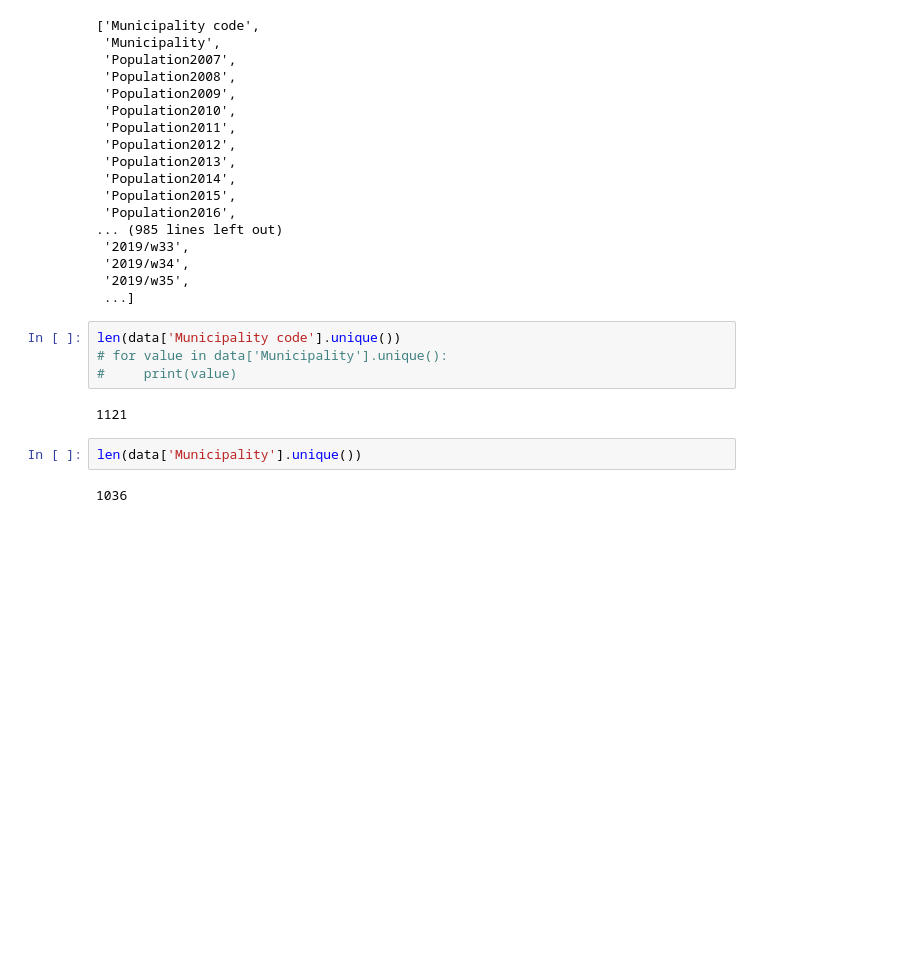
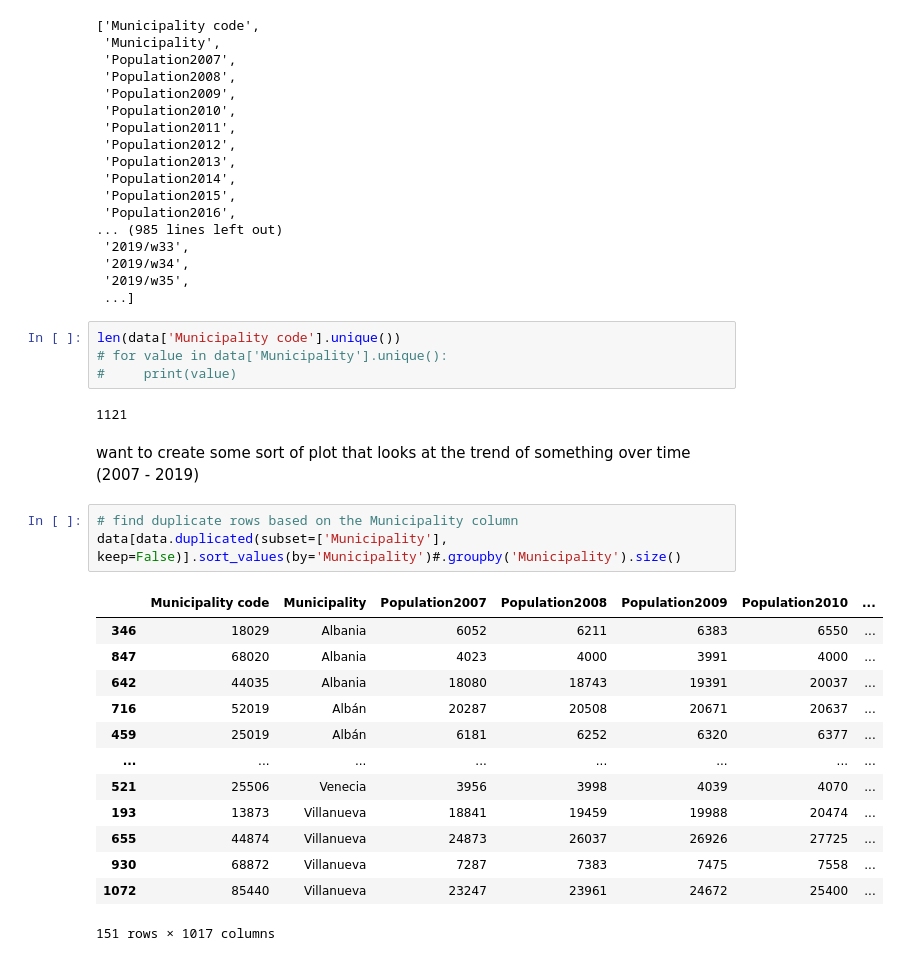
Before and after one commit to norahkerendian/dsc106-project3-checkpoint, a Jupyter notebook: checkpoint.ipynb, the cells around one changed output. Saved outputs shown, nothing was run; the diff lists cells and outputs as text; blank space fills up the shorter version.

Commit message:
added data and playing around

```diff
--- a/checkpoint.ipynb
+++ b/checkpoint.ipynb
@@ -27,7 +27,22 @@ len(data['Municipality code'].unique())
 #     print(value)
 # %% [output]
 1121
-# %%
-len(data['Municipality'].unique())
-# %% [output]
-1036
+# %% [markdown]
+want to create some sort of plot that looks at the trend of something over time (2007 - 2019)
+# %%
+# find duplicate rows based on the Municipality column
+data[data.duplicated(subset=['Municipality'], keep=False)].sort_values(by='Municipality')#.groupby('Municipality').size()
+# %% [output]
+|  | Municipality code | Municipality | Population2007 | Population2008 | Population2009 | Population2010 | ... |
+| 346 | 18029 | Albania | 6052 | 6211 | 6383 | 6550 | ... |
+| 847 | 68020 | Albania | 4023 | 4000 | 3991 | 4000 | ... |
+| 642 | 44035 | Albania | 18080 | 18743 | 19391 | 20037 | ... |
+| 716 | 52019 | Albán | 20287 | 20508 | 20671 | 20637 | ... |
+| 459 | 25019 | Albán | 6181 | 6252 | 6320 | 6377 | ... |
+| ... | ... | ... | ... | ... | ... | ... | ... |
+| 521 | 25506 | Venecia | 3956 | 3998 | 4039 | 4070 | ... |
+| 193 | 13873 | Villanueva | 18841 | 19459 | 19988 | 20474 | ... |
+| 655 | 44874 | Villanueva | 24873 | 26037 | 26926 | 27725 | ... |
+| 930 | 68872 | Villanueva | 7287 | 7383 | 7475 | 7558 | ... |
+| 1072 | 85440 | Villanueva | 23247 | 23961 | 24672 | 25400 | ... |
+151 rows × 1017 columns
```
Also changed, not shown: parts of 1 cell of this notebook, 3 other files.
